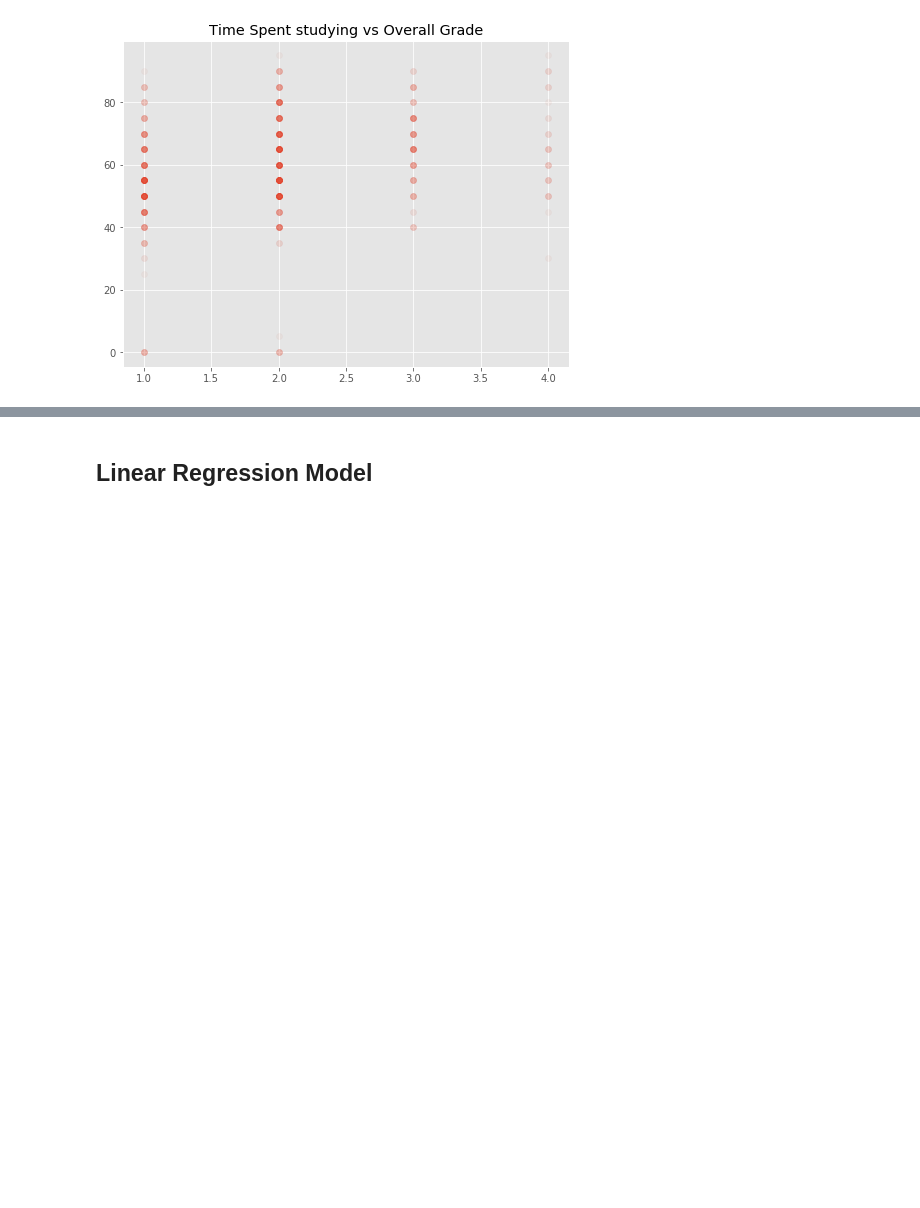
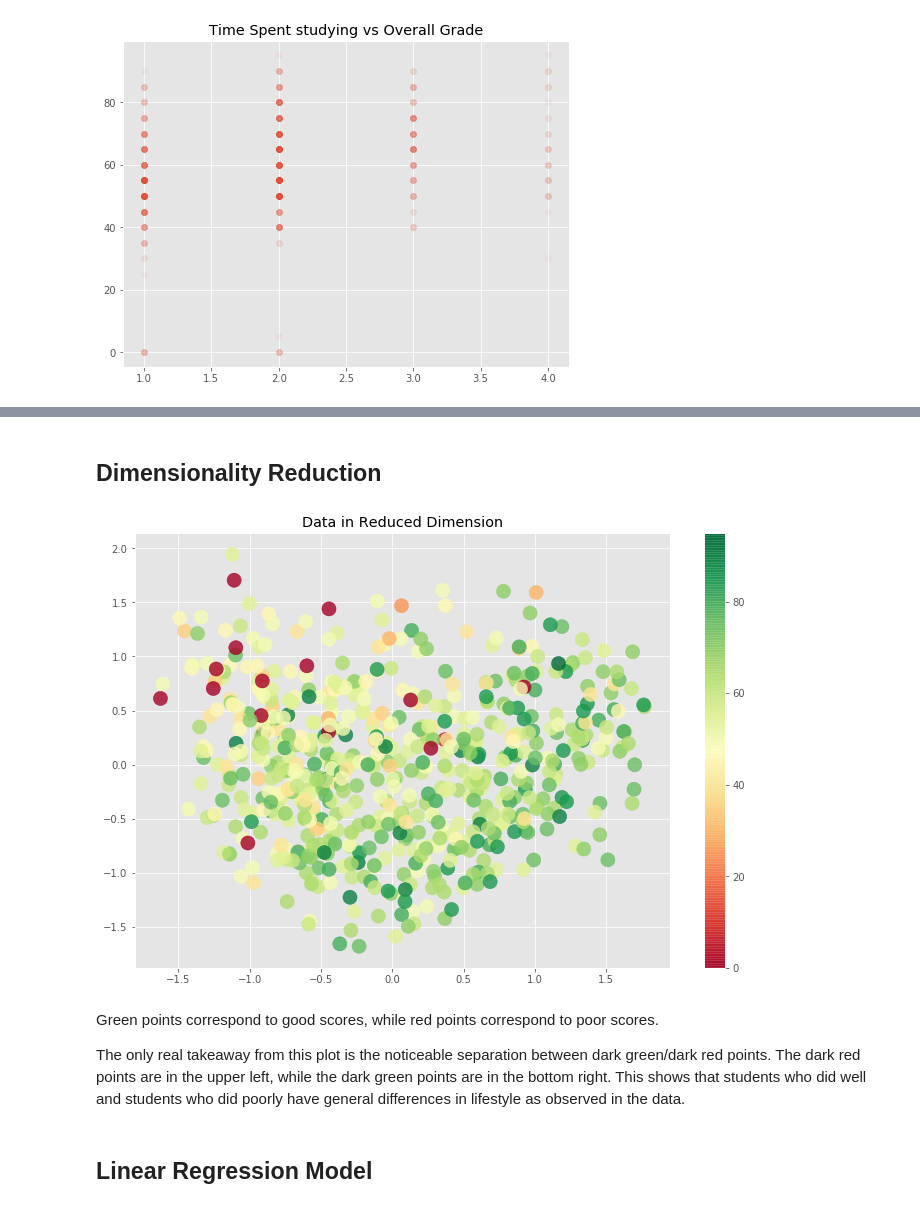
Before and after one commit to neil-ash/Kaggle, a Jupyter notebook: Student_Alcohol_Consumption/Student_EDA.ipynb, the cells around one changed output, grey strips where cells are left out. Drawn from its saved outputs; the diff is of its cells as text; code cells hidden in the pictures; blank space fills up the shorter version.

```diff
--- a/Student_Alcohol_Consumption/Student_EDA.ipynb
+++ b/Student_Alcohol_Consumption/Student_EDA.ipynb
@@ -154,0 +247,2 @@ plt.title('Weekend (x) vs Weekday (y) Alcohol Consumption');
+# %%
+y = por.G3.values
@@ -155,2 +314,19 @@ plt.title('Weekend (x) vs Weekday (y) Alcohol Consumption');
+# %% [markdown]
+## Dimensionality Reduction
+# %%
+from sklearn.decomposition import PCA
+pca = PCA(n_components=2)
+X_red = pca.fit_transform(X)
+# %%
+plt.rcParams['figure.figsize'] = [12, 8]
+plt.scatter(X_red[:, 0], X_red[:, 1], c=y*5, cmap='RdYlGn', s=200, alpha=.8)
+plt.colorbar()
+plt.title('Data in Reduced Dimension');
+# %% [output]
+[figure, added]
+# %% [markdown]
+Green points correspond to good scores, while red points correspond to poor scores.
+
+The only real takeaway from this plot is the noticeable separation between dark green/dark red points. The dark red points are in the upper left, while the dark green points are in the bottom right. This shows that students who did well and students who did poorly have general differences in lifestyle as observed in the data.
 # %% [markdown]
 ## Linear Regression Model
```
Also changed, not shown: parts of 32 cells of this notebook.
